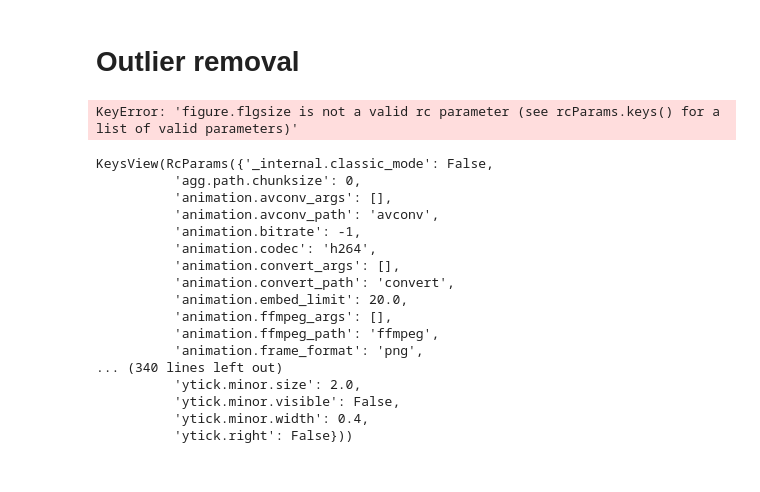
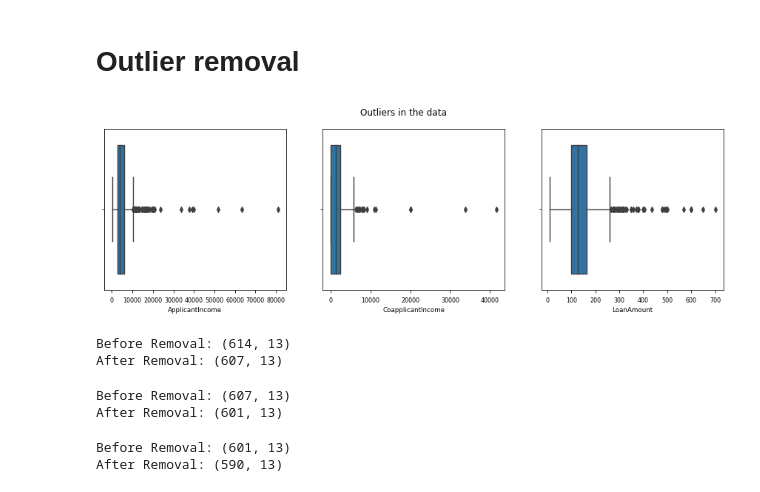
Before and after one commit to rohith1125/Loan-Predictor, a Jupyter notebook: Loan Status Prediction.ipynb, the cells around one changed output. Saved outputs shown, nothing was run; the diff lists cells and outputs as text; code cells hidden in the pictures.

Commit message:
Update Loan Status Prediction.ipynb
Completed Univariate Analysis

```diff
--- a/Loan Status Prediction.ipynb
+++ b/Loan Status Prediction.ipynb
@@ -103,39 +103,61 @@ data.isnull().sum().sum()
 # %%
 #Visualization of the outliers
 
 plt.style.use('seaborn-paper')
-plt.rcParams['figure.flgsize'] = (15,4)
+plt.rcParams['figure.figsize'] = (15,4)
 
 plt.subplot(1,3,1)
 sns.boxplot(data['ApplicantIncome'])
 
 plt.subplot(1,3,2)
 sns.boxplot(data['CoapplicantIncome'])
 
 plt.subplot(1,3,3)
 sns.boxplot(data['LoanAmount'])
 
 plt.suptitle('Outliers in the data')
 plt.show()
 # %% [output]
-KeyError: 'figure.flgsize is not a valid rc parameter (see rcParams.keys() for a list of valid parameters)'
+[figure, added]
-# %%
-plt.rcParams.keys()
-# %% [output]
-KeysView(RcParams({'_internal.classic_mode': False,
-          'agg.path.chunksize': 0,
-          'animation.avconv_args': [],
-          'animation.avconv_path': 'avconv',
-          'animation.bitrate': -1,
-          'animation.codec': 'h264',
-          'animation.convert_args': [],
-          'animation.convert_path': 'convert',
-          'animation.embed_limit': 20.0,
-          'animation.ffmpeg_args': [],
-          'animation.ffmpeg_path': 'ffmpeg',
-          'animation.frame_format': 'png',
-... (340 lines left out)
-          'ytick.minor.size': 2.0,
-          'ytick.minor.visible': False,
-          'ytick.minor.width': 0.4,
-          'ytick.right': False}))
+# %%
+#Outlier removal from the ApplicantIncome
+
+#Data shape before removal
+print("Before Removal:", data.shape)
+
+#Filter customers having income >25K
+data = data[data['ApplicantIncome'] < 25000]
+
+#Data shape after removal
+print("After Removal:", data.shape)
+# %% [output]
+Before Removal: (614, 13)
+After Removal: (607, 13)
+# %%
+#Outlier removal from the CoapplicantIncome
+
+#Data shape before removal
+print("Before Removal:", data.shape)
+
+#Filter customers having income >10K
+data = data[data['CoapplicantIncome'] < 10000]
+
+#Data shape after removal
+print("After Removal:", data.shape)
+# %% [output]
+Before Removal: (607, 13)
+After Removal: (601, 13)
+# %%
+#Outlier removal from the LoanAmount
+
+#Data shape before removal
+print("Before Removal:", data.shape)
+
+#Filter customers having income >400
+data = data[data['LoanAmount'] < 400]
+
+#Data shape after removal
+print("After Removal:", data.shape)
+# %% [output]
+Before Removal: (601, 13)
+After Removal: (590, 13)
```
Also changed, not shown: parts of 5 cells of this notebook.
